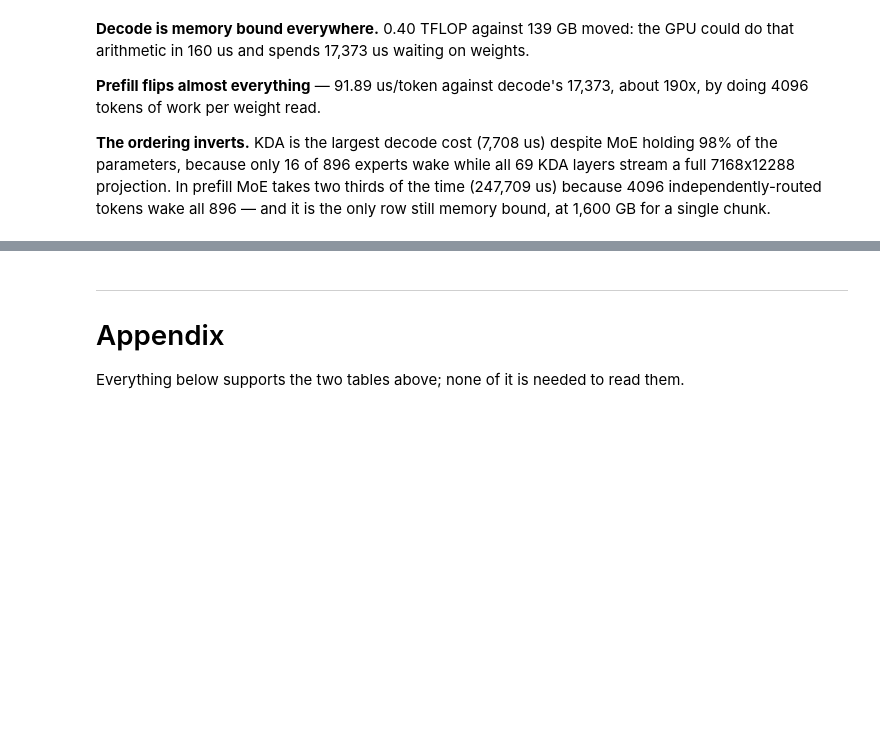
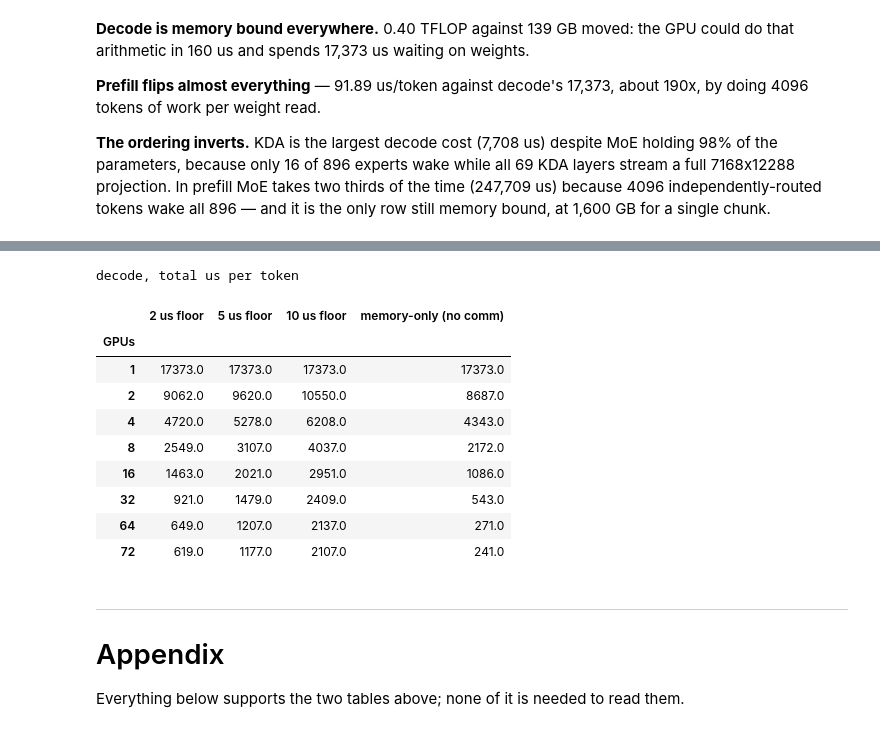
Before and after one commit to dougUCN/kimik3-exercise, a Jupyter notebook: roofline.ipynb, the cells around one changed output, grey strips where cells are left out. Saved outputs shown, nothing was run; the diff lists cells and outputs as text; code cells hidden in the pictures; blank space fills up the shorter version.

```diff
--- a/roofline.ipynb
+++ b/roofline.ipynb
@@ -329,3 +447,24 @@ and it is the only row still memory bound, at 1,600 GB for a single chunk.
+# %%
+sens = pd.DataFrame({
+    f"{lat} us floor": tensor_parallel(
+        ops, cfg, GPUS, BATCH, hw, Fabric(latency=lat * 1e-6), weights_gb)["total us"]
+    for lat in [2, 5, 10]
+})
+sens["memory-only (no comm)"] = tp_dec["memory us"] + tp_dec["compute us"]
+print("decode, total us per token\n")
+sens.round(0)
+# %% [output]
+decode, total us per token
+|  | 2 us floor | 5 us floor | 10 us floor | memory-only (no comm) |
+| GPUs |  |  |  |  |
+| 1 | 17373.0 | 17373.0 | 17373.0 | 17373.0 |
+| 2 | 9062.0 | 9620.0 | 10550.0 | 8687.0 |
+| 4 | 4720.0 | 5278.0 | 6208.0 | 4343.0 |
+| 8 | 2549.0 | 3107.0 | 4037.0 | 2172.0 |
+| 16 | 1463.0 | 2021.0 | 2951.0 | 1086.0 |
+| 32 | 921.0 | 1479.0 | 2409.0 | 543.0 |
+| 64 | 649.0 | 1207.0 | 2137.0 | 271.0 |
+| 72 | 619.0 | 1177.0 | 2107.0 | 241.0 |
 # %% [markdown]
 ---
 
```
Also changed, not shown: parts of 6 cells of this notebook, 1 other file.
